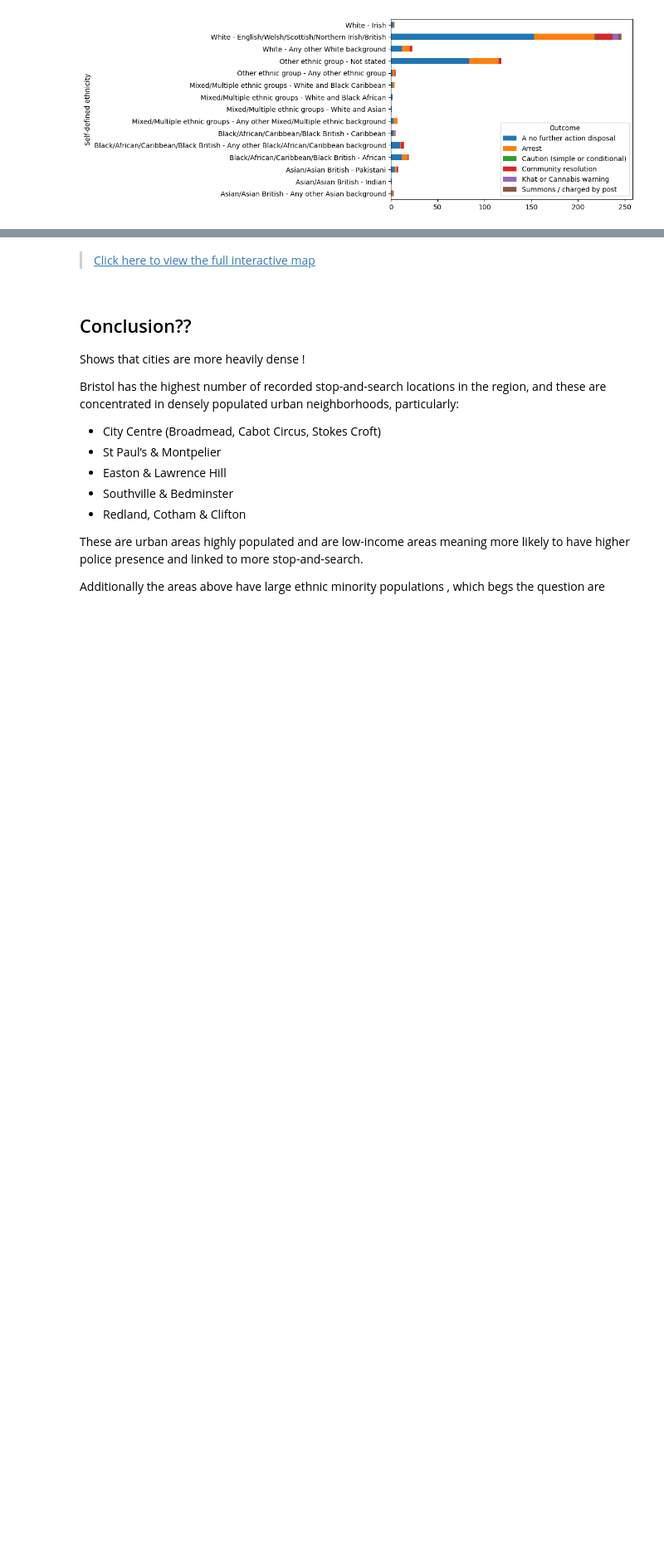
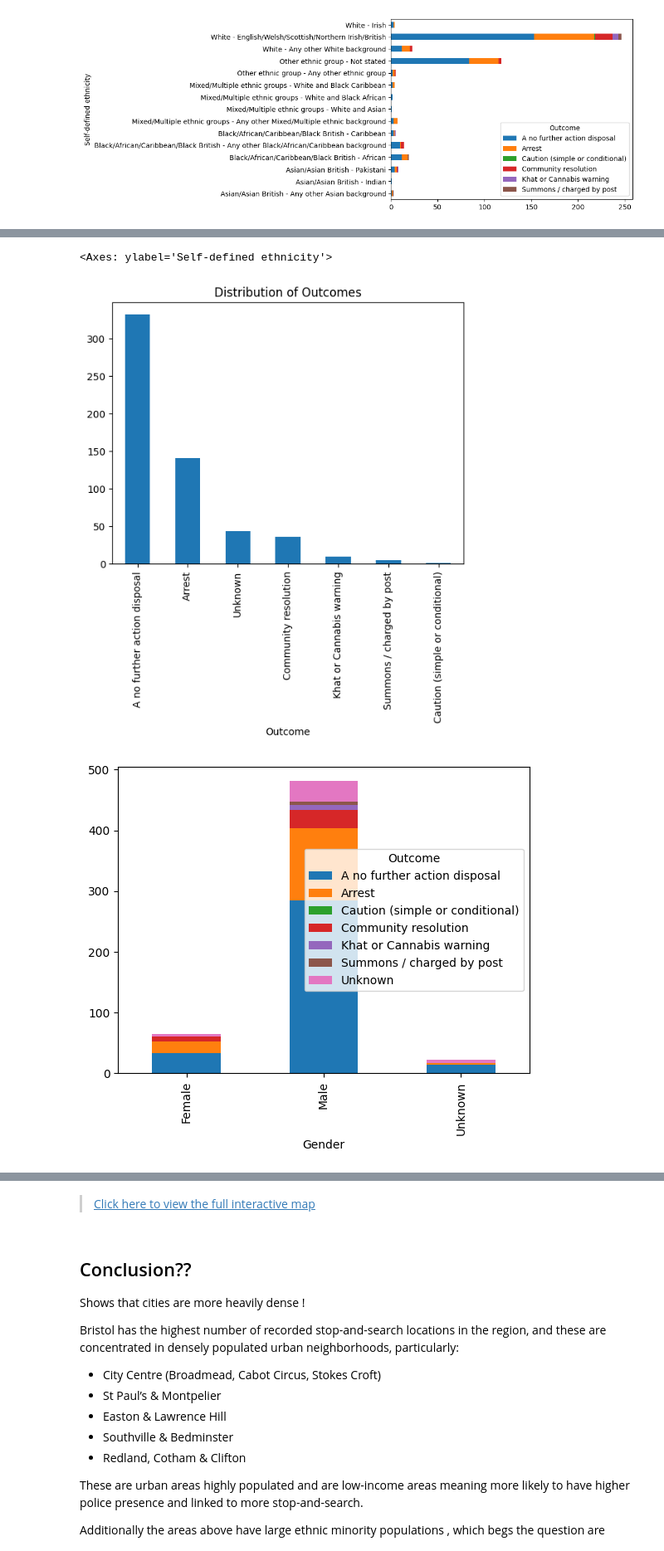
Before and after one commit to ilwad123/Crime-police-PowerBI-SQL, a Jupyter notebook: stop_search_data_cleaning.ipynb, the cells around one changed output, grey strips where cells are left out. Shown: that part at 83% size. Drawn from its saved outputs; the diff is of its cells as text; code cells hidden in the pictures; blank space fills up the shorter version.

```diff
--- a/stop_search_data_cleaning.ipynb
+++ b/stop_search_data_cleaning.ipynb
@@ -178,0 +192,23 @@ pd.crosstab(df['Self-defined ethnicity'], df['Outcome']).plot(kind='barh', stack
+# %%
+df = df.dropna(how='all') # drop rows where all elements are NaN
+# Missing values haven't been added with unknown which can distort the graphs as you can see above so columns_to_fill = [
+
+columns_to_fill = [
+    'Gender', 'Age range', 'Self-defined ethnicity',
+    'Officer-defined ethnicity', 'Legislation',
+    'Object of search', 'Outcome'
+]
+
+# will be placed with unknown
+for column in columns_to_fill:
+    df[column] = df[column].fillna('Unknown')
+# %%
+df['Outcome'].value_counts().plot(kind='bar', title='Distribution of Outcomes')
+
+pd.crosstab(df['Gender'], df['Outcome']).plot(kind='bar', stacked=True)
+pd.crosstab(df['Age range'], df['Outcome']).plot(kind='bar', stacked=True)
+pd.crosstab(df['Self-defined ethnicity'], df['Outcome']).plot(kind='barh', stacked=True)
+# %% [output]
+<Axes: ylabel='Self-defined ethnicity'>
+[figure, added]
+[figure, added]
```
Also changed, not shown: parts of 3 cells of this notebook, 1 other file.
